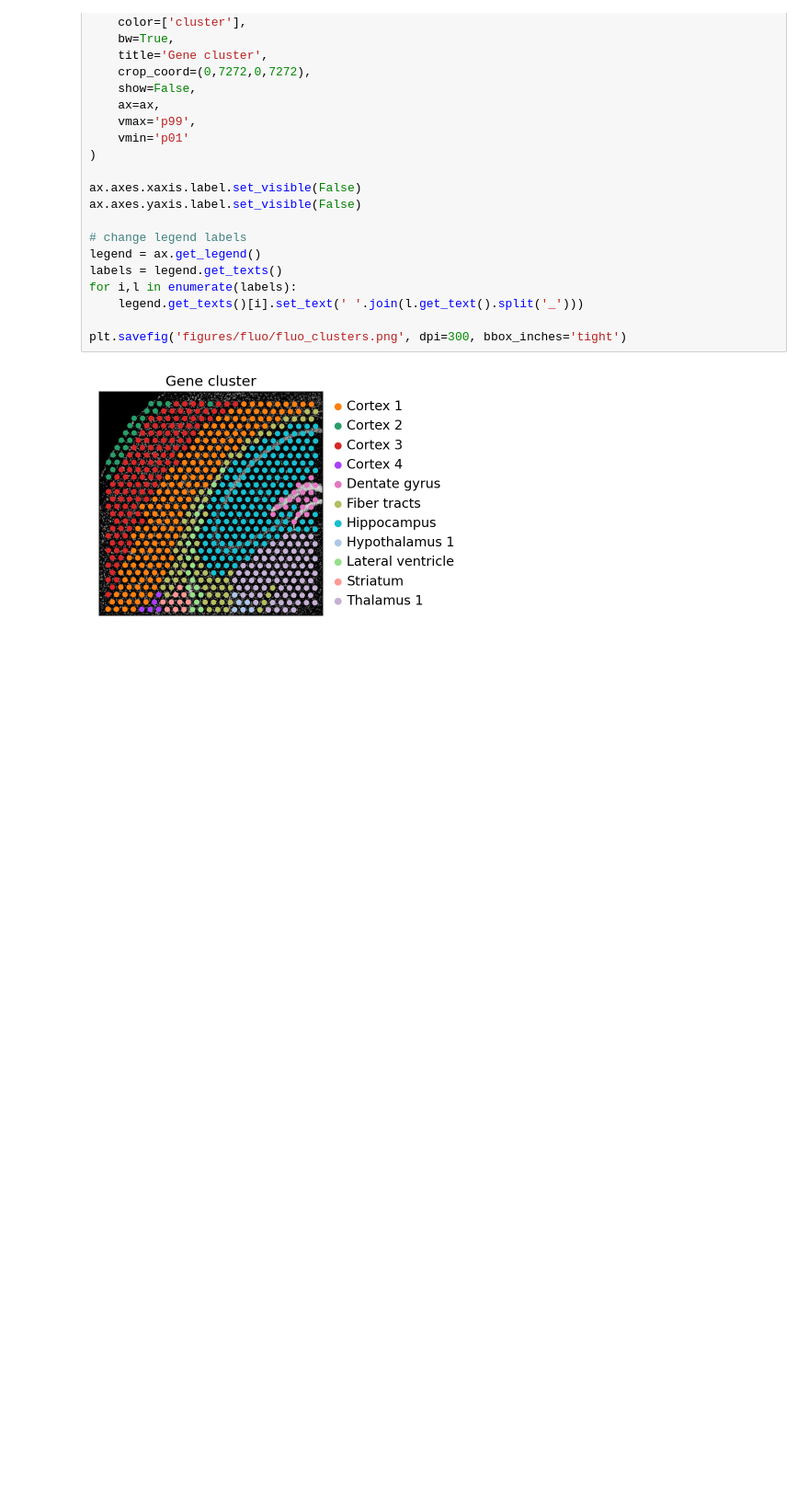
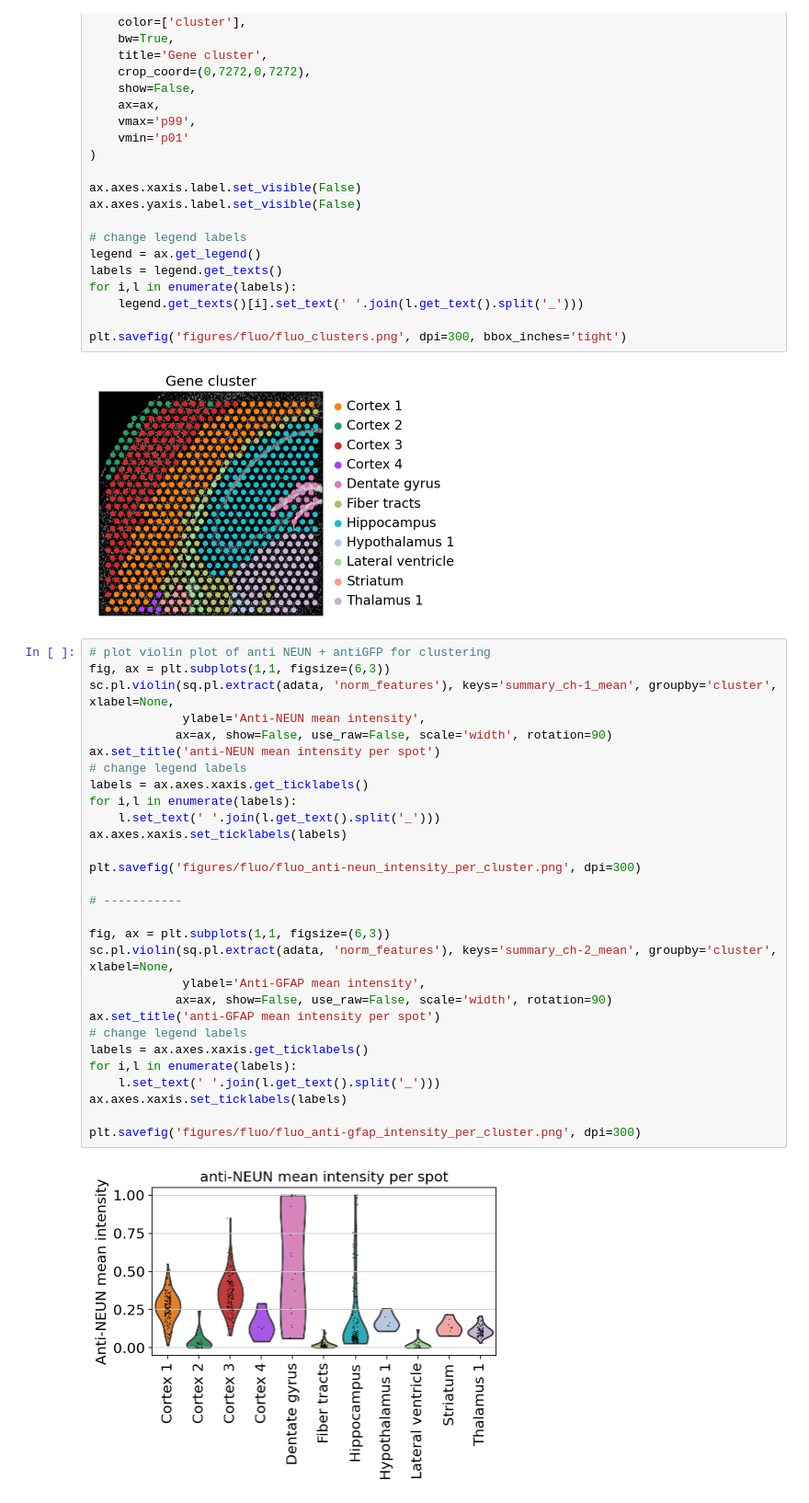
Before and after one commit to theislab/squidpy_reproducibility, a Jupyter notebook: notebooks/image_figures/fluo_image_analysis.ipynb, the cells around one changed output. Shown at 92% size. Saved outputs shown, nothing was run; the diff lists cells and outputs as text; blank space fills up the shorter version.

```diff
--- a/notebooks/image_figures/fluo_image_analysis.ipynb
+++ b/notebooks/image_figures/fluo_image_analysis.ipynb
@@ -242,3 +242,34 @@ for i,l in enumerate(labels):
 plt.savefig('figures/fluo/fluo_clusters.png', dpi=300, bbox_inches='tight')
 # %% [output]
 [figure]
+# %%
+# plot violin plot of anti NEUN + antiGFP for clustering
+fig, ax = plt.subplots(1,1, figsize=(6,3))
+sc.pl.violin(sq.pl.extract(adata, 'norm_features'), keys='summary_ch-1_mean', groupby='cluster', xlabel=None,
+             ylabel='Anti-NEUN mean intensity',
+            ax=ax, show=False, use_raw=False, scale='width', rotation=90)
+ax.set_title('anti-NEUN mean intensity per spot')
+# change legend labels
+labels = ax.axes.xaxis.get_ticklabels()
+for i,l in enumerate(labels):
+    l.set_text(' '.join(l.get_text().split('_')))
+ax.axes.xaxis.set_ticklabels(labels)
+
+plt.savefig('figures/fluo/fluo_anti-neun_intensity_per_cluster.png', dpi=300)
+
+# -----------
+
+fig, ax = plt.subplots(1,1, figsize=(6,3))
+sc.pl.violin(sq.pl.extract(adata, 'norm_features'), keys='summary_ch-2_mean', groupby='cluster', xlabel=None,
+             ylabel='Anti-GFAP mean intensity',
+            ax=ax, show=False, use_raw=False, scale='width', rotation=90)
+ax.set_title('anti-GFAP mean intensity per spot')
+# change legend labels
+labels = ax.axes.xaxis.get_ticklabels()
+for i,l in enumerate(labels):
+    l.set_text(' '.join(l.get_text().split('_')))
+ax.axes.xaxis.set_ticklabels(labels)
+
+plt.savefig('figures/fluo/fluo_anti-gfap_intensity_per_cluster.png', dpi=300)
+# %% [output]
+[figure, added]
```
Also changed, not shown: parts of 3 cells of this notebook, 6 other files.
